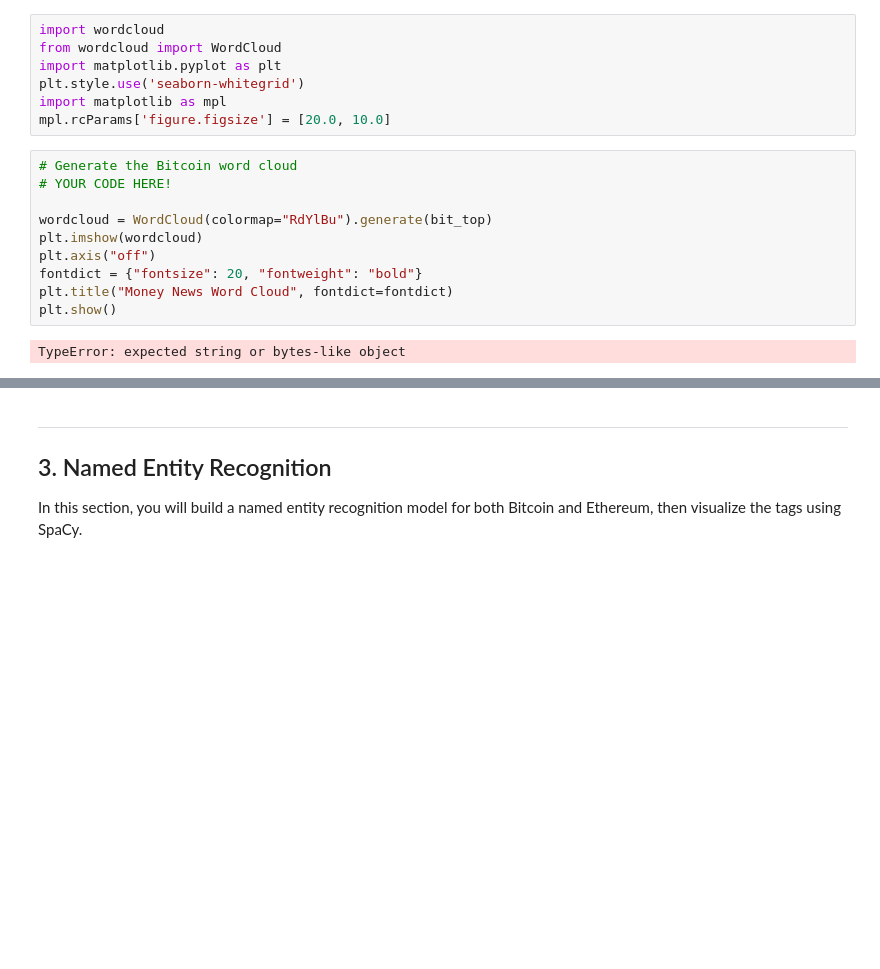
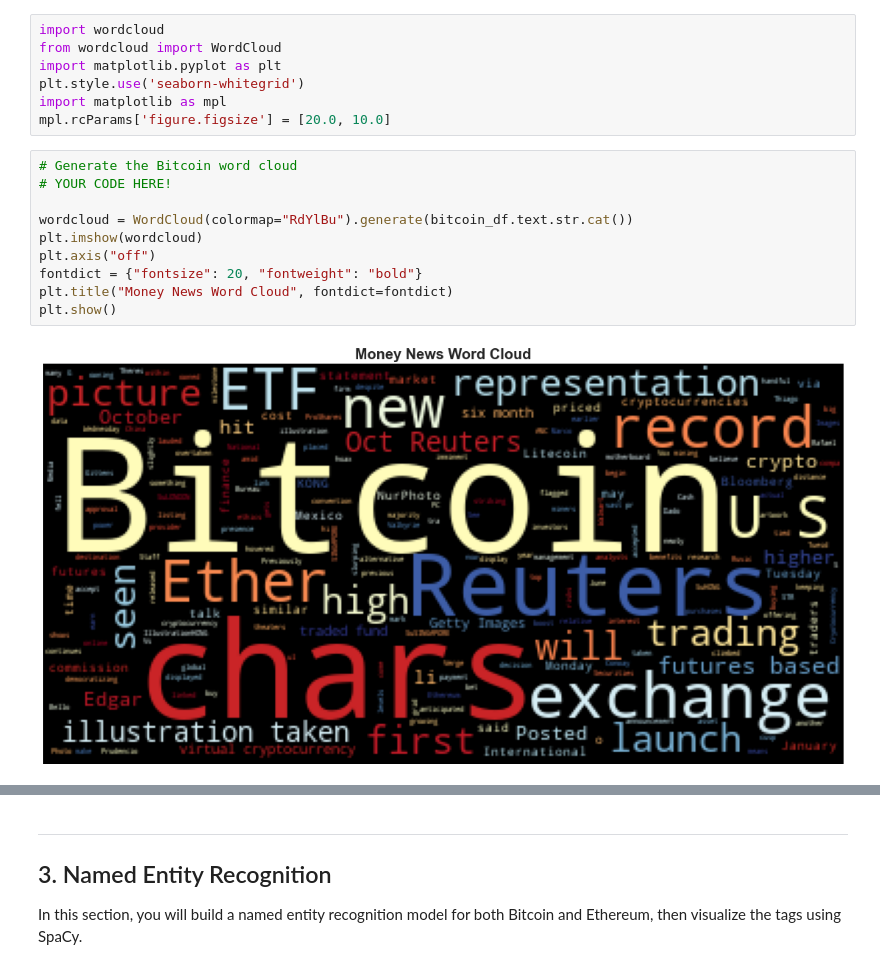
Before and after one commit to CurtisLym/tales_from_the_crypto, a Jupyter notebook: Starter_Code/crypto_sentiment.ipynb, the cells around one changed output, grey strips where cells are left out. Drawn from its saved outputs; the diff is of its cells as text; blank space fills up the shorter version.

```diff
--- a/Starter_Code/crypto_sentiment.ipynb
+++ b/Starter_Code/crypto_sentiment.ipynb
@@ -423,15 +423,15 @@ mpl.rcParams['figure.figsize'] = [20.0, 10.0]
 # %%
 # Generate the Bitcoin word cloud
 # YOUR CODE HERE!
 
-wordcloud = WordCloud(colormap="RdYlBu").generate(bit_top)
+wordcloud = WordCloud(colormap="RdYlBu").generate(bitcoin_df.text.str.cat())
 plt.imshow(wordcloud)
 plt.axis("off")
 fontdict = {"fontsize": 20, "fontweight": "bold"}
 plt.title("Money News Word Cloud", fontdict=fontdict)
 plt.show()
 # %% [output]
-TypeError: expected string or bytes-like object
+[figure, added]
 # %%
 # Generate the Ethereum word cloud
 # YOUR CODE HERE!
```
Also changed, not shown: parts of 16 cells of this notebook.
